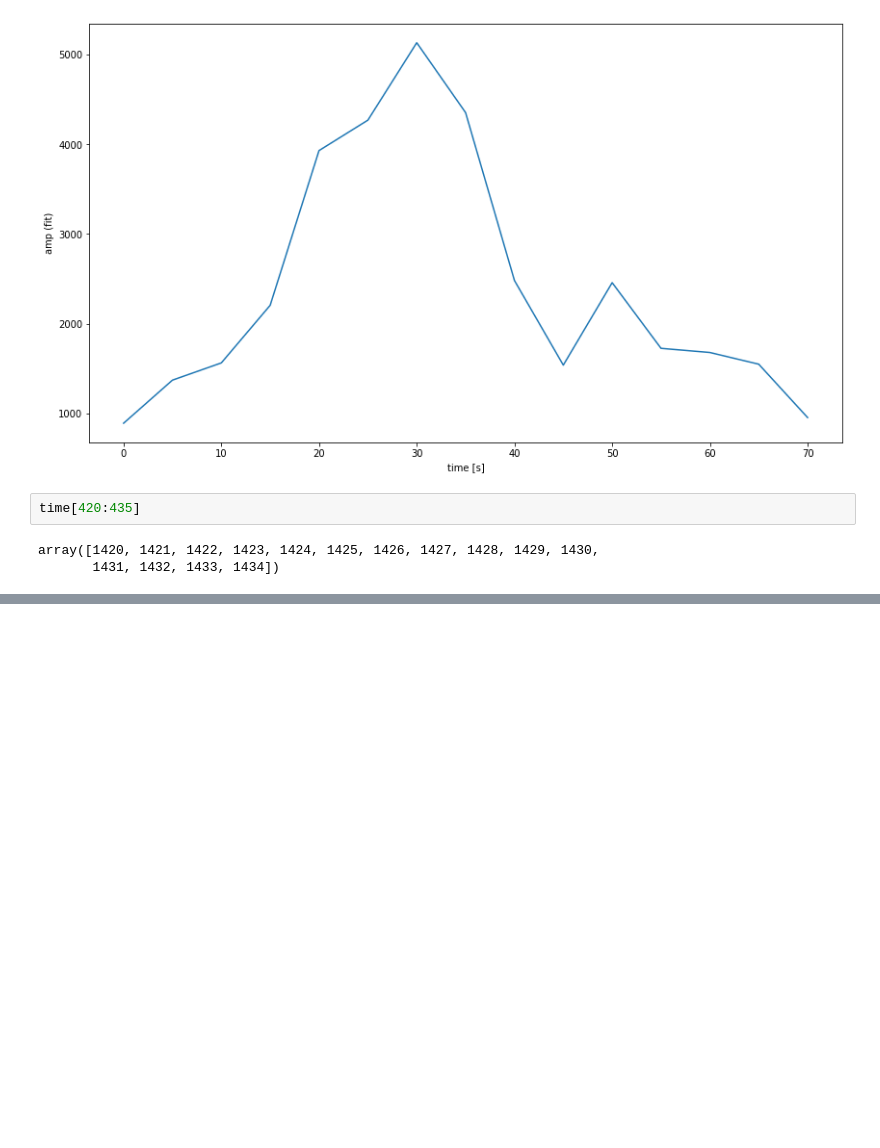
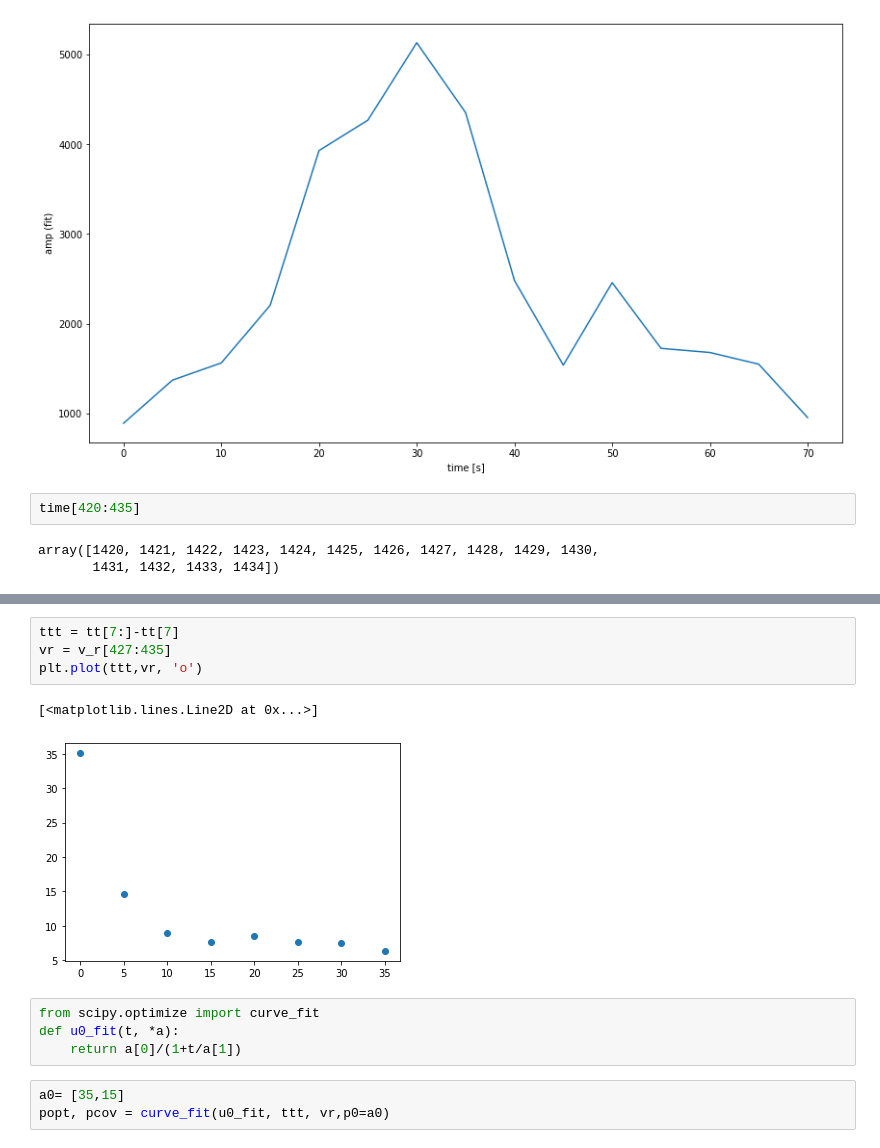
Before and after one commit to wilashfie/synth_spec, a Jupyter notebook: fit_iris.ipynb, the cells around one changed output, grey strips where cells are left out. Drawn from its saved outputs; the diff is of its cells as text; blank space fills up the shorter version.

```diff
--- a/fit_iris.ipynb
+++ b/fit_iris.ipynb
@@ -151,0 +157,14 @@ array([1420, 1421, 1422, 1423, 1424, 1425, 1426, 1427, 1428, 1429, 1430,
+# %%
+ttt = tt[7:]-tt[7]
+vr = v_r[427:435]
+plt.plot(ttt,vr, 'o')
+# %% [output]
+[<matplotlib.lines.Line2D at 0x...>]
+[figure, added]
+# %%
+from scipy.optimize import curve_fit
+def u0_fit(t, *a):
+    return a[0]/(1+t/a[1])
+# %%
+a0= [35,15]
+popt, pcov = curve_fit(u0_fit, ttt, vr,p0=a0)
```
Also changed, not shown: parts of 5 cells of this notebook, 1 other file.
